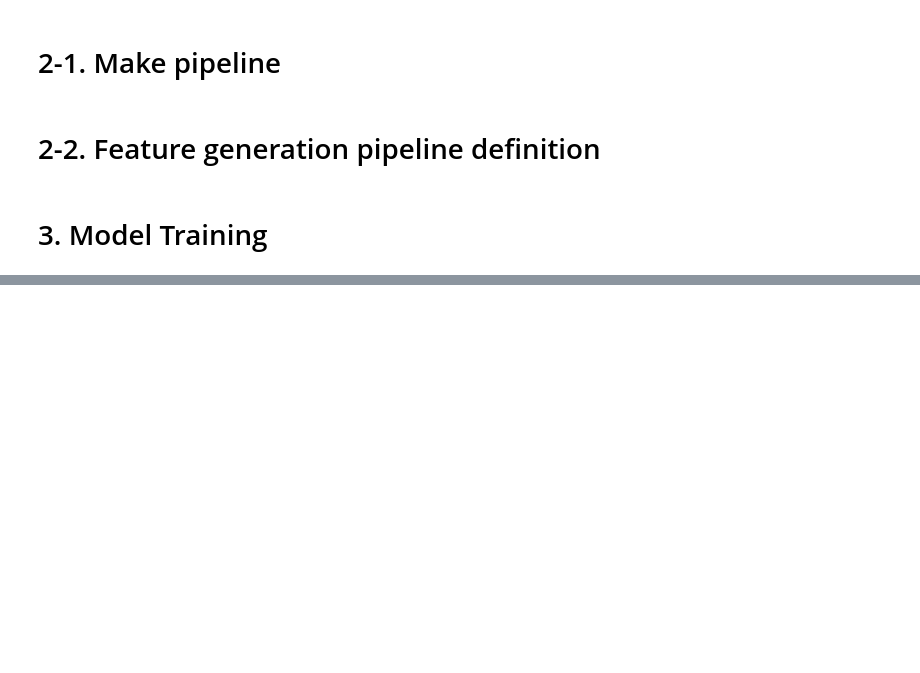
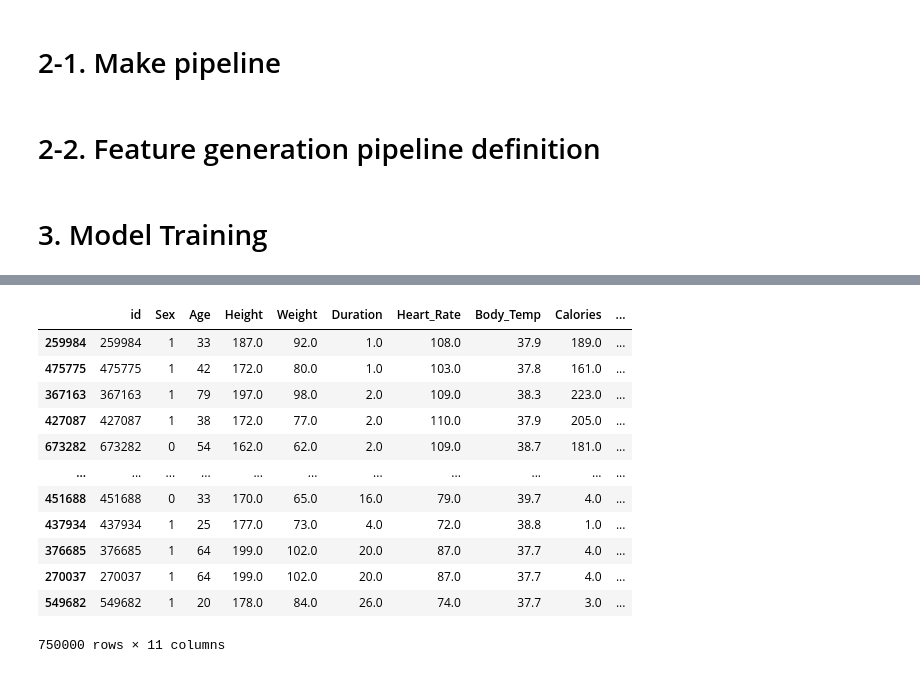
Before and after one commit to seiless/Kaggle, a Jupyter notebook: playground-series-s5e5/playground-series-s5e5-final.ipynb, the cells around one changed output, grey strips where cells are left out. Drawn from its saved outputs; the diff is of its cells as text; code cells hidden in the pictures; blank space fills up the shorter version.

```diff
--- a/playground-series-s5e5/playground-series-s5e5-final.ipynb
+++ b/playground-series-s5e5/playground-series-s5e5-final.ipynb
@@ -758,0 +1031,16 @@ plt.show()
+# %%
+train.sort_values(by='Calories_Per_Duration',ascending=False)
+# %% [output]
+|  | id | Sex | Age | Height | Weight | Duration | Heart_Rate | Body_Temp | Calories | ... |
+| 259984 | 259984 | 1 | 33 | 187.0 | 92.0 | 1.0 | 108.0 | 37.9 | 189.0 | ... |
+| 475775 | 475775 | 1 | 42 | 172.0 | 80.0 | 1.0 | 103.0 | 37.8 | 161.0 | ... |
+| 367163 | 367163 | 1 | 79 | 197.0 | 98.0 | 2.0 | 109.0 | 38.3 | 223.0 | ... |
+| 427087 | 427087 | 1 | 38 | 172.0 | 77.0 | 2.0 | 110.0 | 37.9 | 205.0 | ... |
+| 673282 | 673282 | 0 | 54 | 162.0 | 62.0 | 2.0 | 109.0 | 38.7 | 181.0 | ... |
+| ... | ... | ... | ... | ... | ... | ... | ... | ... | ... | ... |
+| 451688 | 451688 | 0 | 33 | 170.0 | 65.0 | 16.0 | 79.0 | 39.7 | 4.0 | ... |
+| 437934 | 437934 | 1 | 25 | 177.0 | 73.0 | 4.0 | 72.0 | 38.8 | 1.0 | ... |
+| 376685 | 376685 | 1 | 64 | 199.0 | 102.0 | 20.0 | 87.0 | 37.7 | 4.0 | ... |
+| 270037 | 270037 | 1 | 64 | 199.0 | 102.0 | 20.0 | 87.0 | 37.7 | 4.0 | ... |
+| 549682 | 549682 | 1 | 20 | 178.0 | 84.0 | 26.0 | 74.0 | 37.7 | 3.0 | ... |
+750000 rows × 11 columns
```
Also changed, not shown: parts of 24 cells of this notebook.
